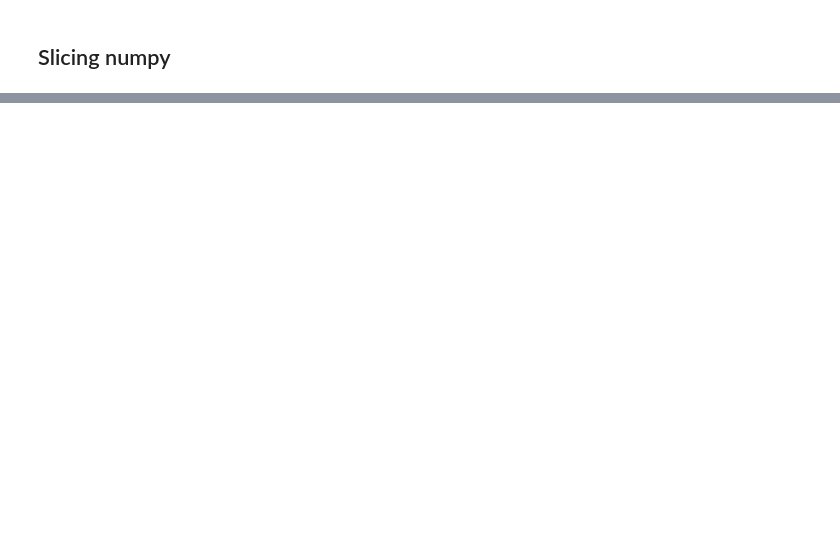
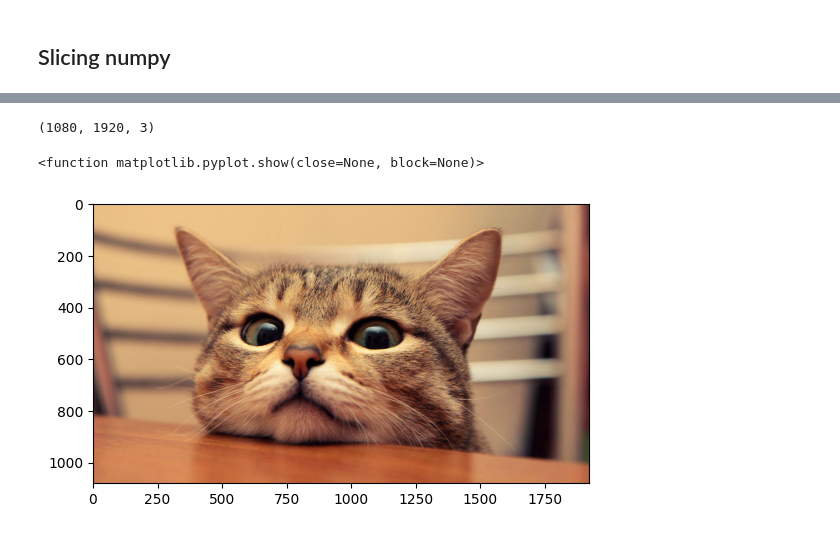
Before and after one commit to juanqochoa/Diplomado, a Jupyter notebook: Modulo_1/12.Numpy.ipynb, the cells around one changed output, grey strips where cells are left out. Drawn from its saved outputs; the diff is of its cells as text; code cells hidden in the pictures; blank space fills up the shorter version.

```diff
--- a/Modulo_1/12.Numpy.ipynb
+++ b/Modulo_1/12.Numpy.ipynb
@@ -389,0 +571,12 @@ B_{m-1,0} & B_{m-1,1} & \ldots & B_{m-1,n-1}
+# %%
+imagen = Image.open("elgato.jpg") # Una imagen es una matriz de valores de intensidad de color
+array_imagen = np.array(imagen)
+array_imagen.shape #1080,1920,3 El 3 es de RGB, quiere decir que es un tensor
+# %% [output]
+(1080, 1920, 3)
+# %%
+plt.imshow(array_imagen)
+plt.show
+# %% [output]
+<function matplotlib.pyplot.show(close=None, block=None)>
+[figure, added]
```
Also changed, not shown: parts of 32 cells of this notebook, 11 other files.
